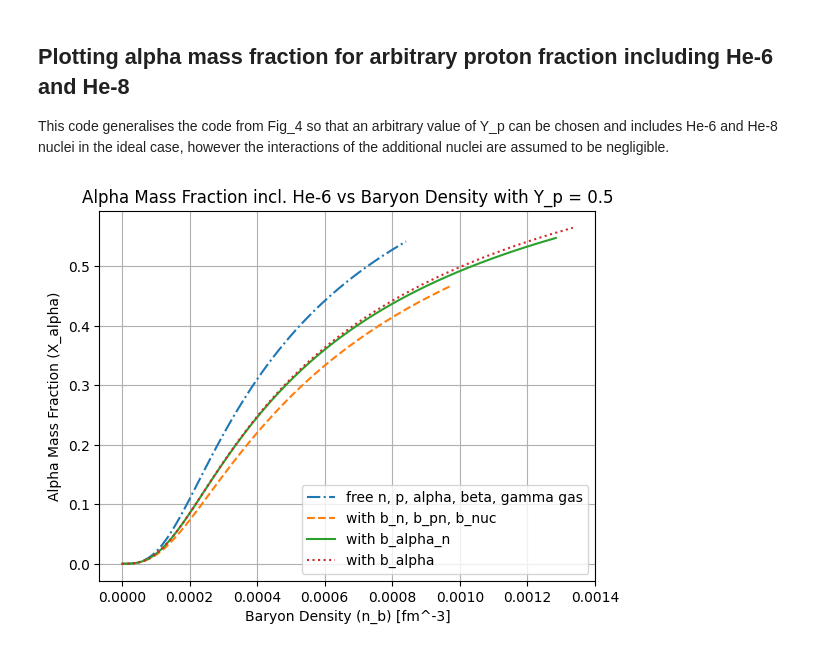
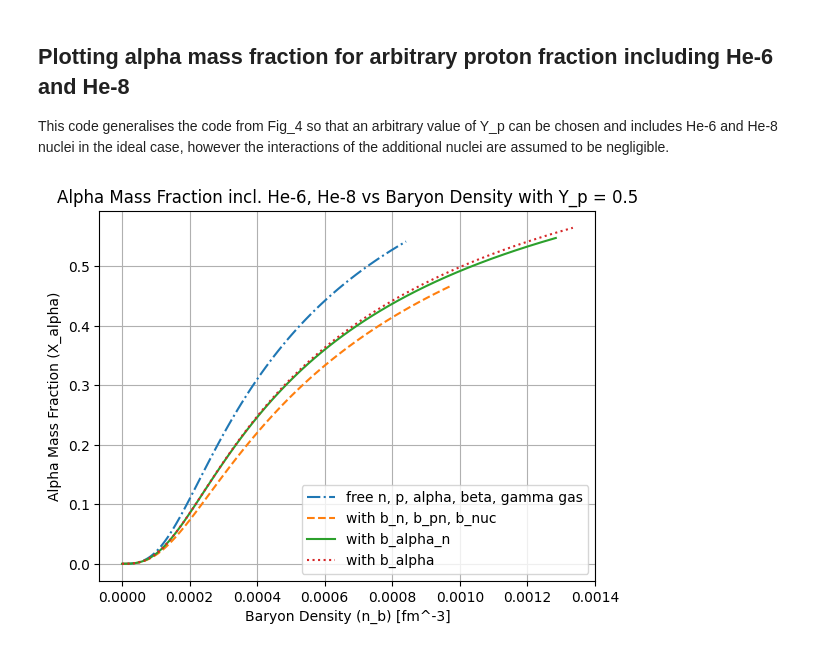
Before and after one commit to saskiahill64/Virial-Expansion, a Jupyter notebook: Fig_4_He8.ipynb, the cells around one changed output. Saved outputs shown, nothing was run; the diff lists cells and outputs as text; code cells hidden in the pictures.

Commit message:
Minor plot title change

```diff
--- a/Fig_4_He8.ipynb
+++ b/Fig_4_He8.ipynb
@@ -180,15 +180,15 @@ x_alpha_4 = 4 * n_alpha_4 / n_b_4
 # %%
 # Plot results
 
 plt.plot(n_b_1, x_alpha_1, label='free n, p, alpha, beta, gamma gas', linestyle='-.')
 plt.plot(n_b_2, x_alpha_2, label='with b_n, b_pn, b_nuc', linestyle='--')
 plt.plot(n_b_3, x_alpha_3, label='with b_alpha_n', linestyle='-')
 plt.plot(n_b_4, x_alpha_4, label='with b_alpha', linestyle=':')
 plt.xlabel('Baryon Density (n_b) [fm^-3]')
 plt.ylabel('Alpha Mass Fraction (X_alpha)')
-plt.title(f'Alpha Mass Fraction incl. He-6 vs Baryon Density with Y_p = {Y_p}')
+plt.title(f'Alpha Mass Fraction incl. He-6, He-8 vs Baryon Density with Y_p = {Y_p}')
 plt.grid()
 plt.legend()
 plt.show()
 # %% [output]
-[figure, old version]
+[figure, new version]
```
